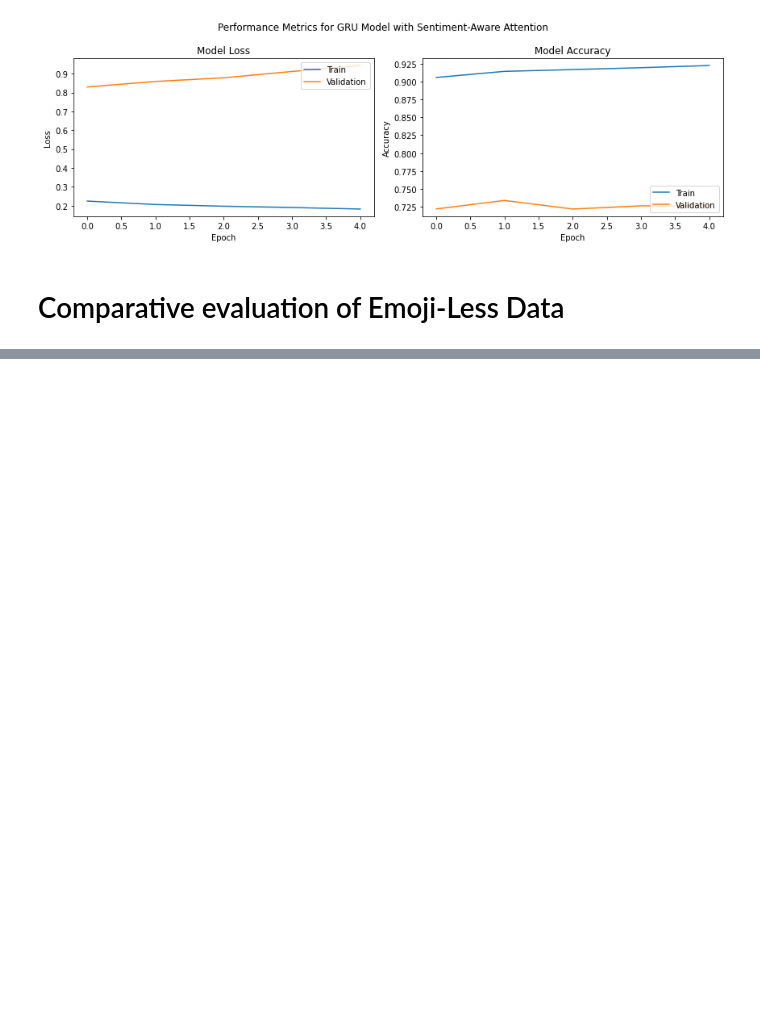
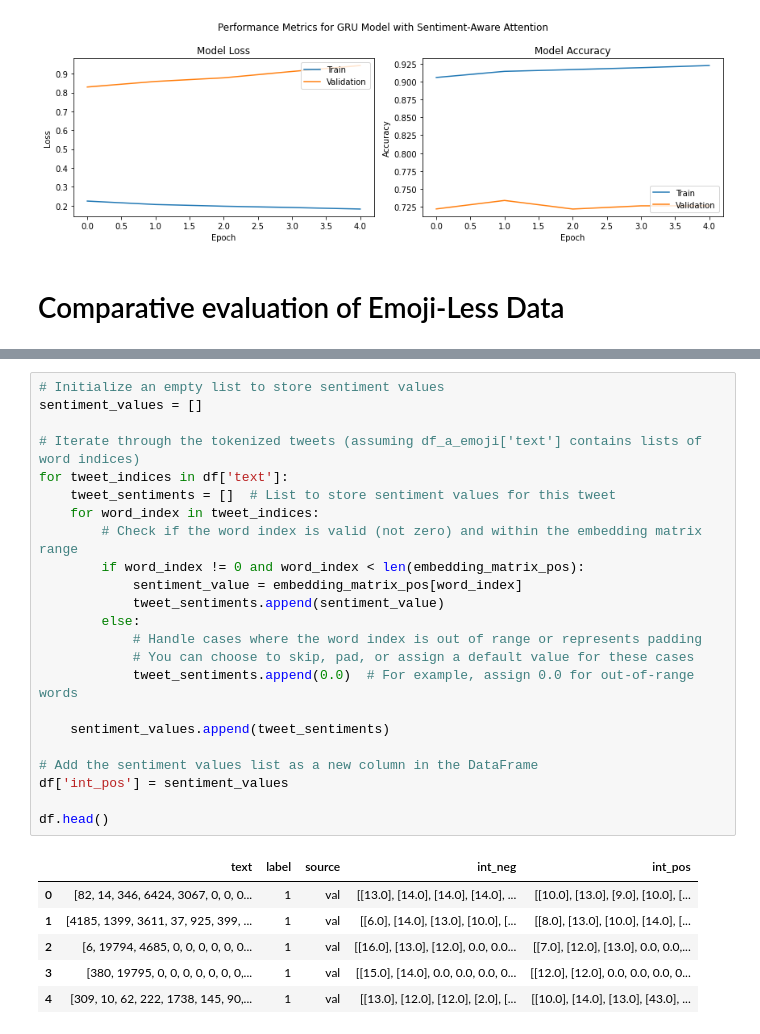
Before and after one commit to sba22224/Capstone_SBA22224, a Jupyter notebook: Code_Notebooks/Attention Mechanism Evaluation.ipynb, the cells around one changed output, grey strips where cells are left out. Drawn from its saved outputs; the diff is of its cells as text; blank space fills up the shorter version.

```diff
--- a/Code_Notebooks/Attention Mechanism Evaluation.ipynb
+++ b/Code_Notebooks/Attention Mechanism Evaluation.ipynb
@@ -2215,0 +2960,30 @@ plt.show()
+# %%
+# Initialize an empty list to store sentiment values
+sentiment_values = []
+
+# Iterate through the tokenized tweets (assuming df_a_emoji['text'] contains lists of word indices)
+for tweet_indices in df['text']:
+    tweet_sentiments = []  # List to store sentiment values for this tweet
+    for word_index in tweet_indices:
+        # Check if the word index is valid (not zero) and within the embedding matrix range
+        if word_index != 0 and word_index < len(embedding_matrix_pos):
+            sentiment_value = embedding_matrix_pos[word_index]
+            tweet_sentiments.append(sentiment_value)
+        else:
+            # Handle cases where the word index is out of range or represents padding
+            # You can choose to skip, pad, or assign a default value for these cases
+            tweet_sentiments.append(0.0)  # For example, assign 0.0 for out-of-range words
+
+    sentiment_values.append(tweet_sentiments)
+
+# Add the sentiment values list as a new column in the DataFrame
+df['int_pos'] = sentiment_values
+
+df.head()
+# %% [output]
+|  | text | label | source | int_neg | int_pos |
+| 0 | [82, 14, 346, 6424, 3067, 0, 0, 0... | 1 | val | [[13.0], [14.0], [14.0], [14.0], ... | [[10.0], [13.0], [9.0], [10.0], [... |
+| 1 | [4185, 1399, 3611, 37, 925, 399, ... | 1 | val | [[6.0], [14.0], [13.0], [10.0], [... | [[8.0], [13.0], [10.0], [14.0], [... |
+| 2 | [6, 19794, 4685, 0, 0, 0, 0, 0, 0... | 1 | val | [[16.0], [13.0], [12.0], 0.0, 0.0... | [[7.0], [12.0], [13.0], 0.0, 0.0,... |
+| 3 | [380, 19795, 0, 0, 0, 0, 0, 0, 0,... | 1 | val | [[15.0], [14.0], 0.0, 0.0, 0.0, 0... | [[12.0], [12.0], 0.0, 0.0, 0.0, 0... |
+| 4 | [309, 10, 62, 222, 1738, 145, 90,... | 1 | val | [[13.0], [12.0], [12.0], [2.0], [... | [[10.0], [14.0], [13.0], [43.0], ... |
```
Also changed, not shown: parts of 85 cells of this notebook.
